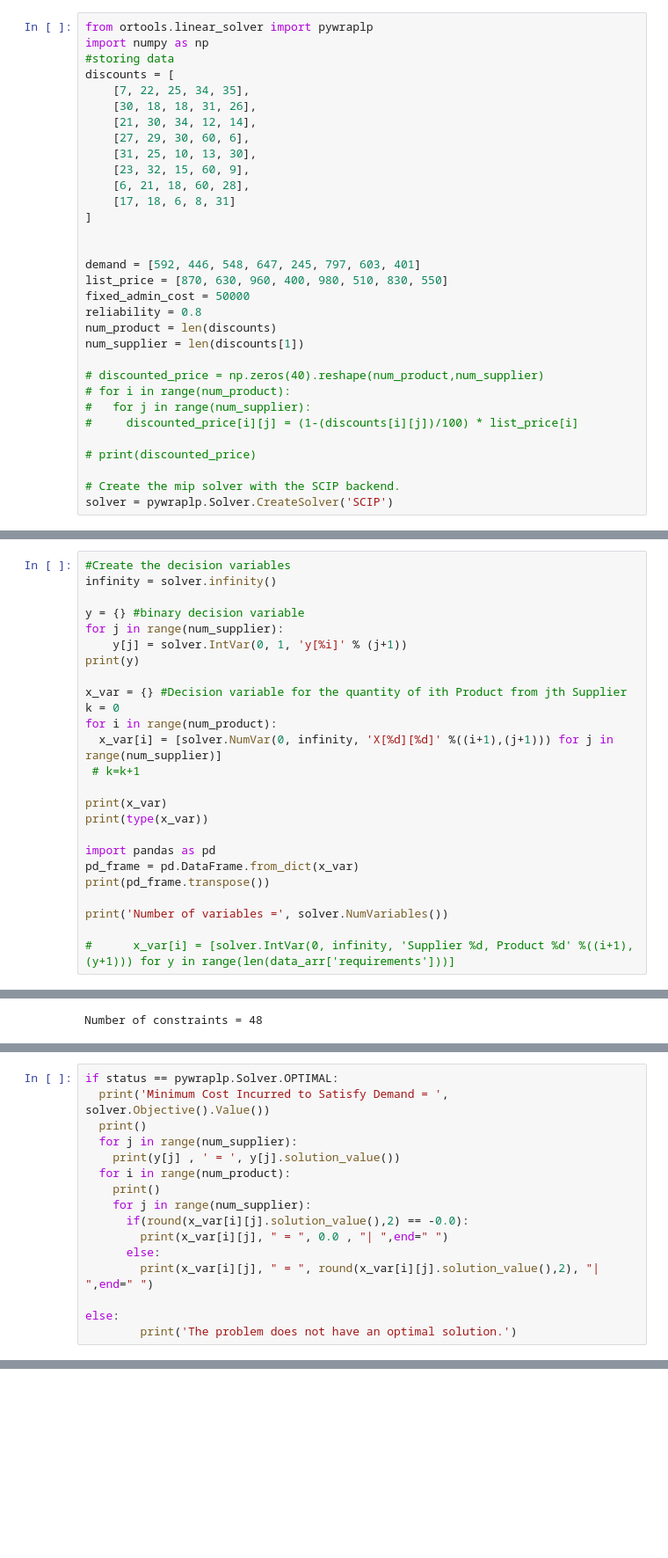
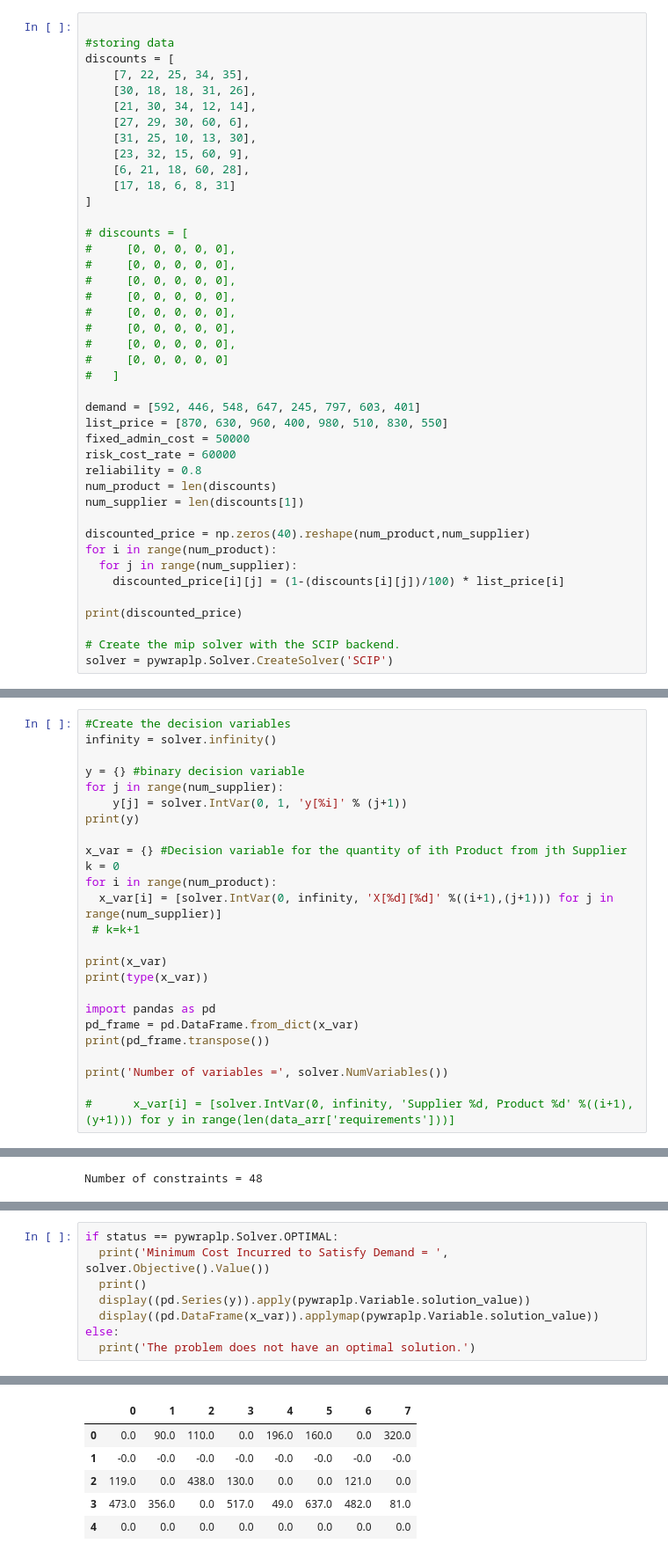
Before and after one commit to hksantosh/sscm, a Jupyter notebook: capstone/Supplier_Data_Assignment.ipynb, the cells around one changed output, grey strips where cells are left out. Shown at 88% size. Saved outputs shown, nothing was run; the diff lists cells and outputs as text; blank space fills up the shorter version.

```diff
--- a/capstone/Supplier_Data_Assignment.ipynb
+++ b/capstone/Supplier_Data_Assignment.ipynb
@@ -262,8 +258,7 @@ Successfully installed ortools-9.6.2534 protobuf-4.22.1
 # %% [markdown]
 Vivo Supplier Selection Problem
 # %%
-from ortools.linear_solver import pywraplp
-import numpy as np
+
 #storing data
 discounts = [
     [7, 22, 25, 34, 35],
@@ -276,20 +271,31 @@ discounts = [
     [17, 18, 6, 8, 31]
 ]
 
+# discounts = [
+#     [0, 0, 0, 0, 0],
+#     [0, 0, 0, 0, 0],
+#     [0, 0, 0, 0, 0],
+#     [0, 0, 0, 0, 0],
+#     [0, 0, 0, 0, 0],
+#     [0, 0, 0, 0, 0],
+#     [0, 0, 0, 0, 0],
+#     [0, 0, 0, 0, 0]
+#   ]
 
 demand = [592, 446, 548, 647, 245, 797, 603, 401]
 list_price = [870, 630, 960, 400, 980, 510, 830, 550]
 fixed_admin_cost = 50000
+risk_cost_rate = 60000
 reliability = 0.8
 num_product = len(discounts)
 num_supplier = len(discounts[1])
 
-# discounted_price = np.zeros(40).reshape(num_product,num_supplier)
-# for i in range(num_product):
-#   for j in range(num_supplier):
-#     discounted_price[i][j] = (1-(discounts[i][j])/100) * list_price[i]
+discounted_price = np.zeros(40).reshape(num_product,num_supplier)
+for i in range(num_product):
+  for j in range(num_supplier):
+    discounted_price[i][j] = (1-(discounts[i][j])/100) * list_price[i]
 
-# print(discounted_price)
+print(discounted_price)
 
 # Create the mip solver with the SCIP backend.
 solver = pywraplp.Solver.CreateSolver('SCIP')
@@ -305,7 +320,7 @@ print(y)
 x_var = {} #Decision variable for the quantity of ith Product from jth Supplier
 k = 0
 for i in range(num_product):
-  x_var[i] = [solver.NumVar(0, infinity, 'X[%d][%d]' %((i+1),(j+1))) for j in range(num_supplier)]
+  x_var[i] = [solver.IntVar(0, infinity, 'X[%d][%d]' %((i+1),(j+1))) for j in range(num_supplier)]
  # k=k+1
 
 print(x_var)
@@ -372,16 +388,8 @@ status = solver.Solve()
 if status == pywraplp.Solver.OPTIMAL:
   print('Minimum Cost Incurred to Satisfy Demand = ', solver.Objective().Value())
   print()
-  for j in range(num_supplier):
-    print(y[j] , ' = ', y[j].solution_value())
-  for i in range(num_product):
-    print()
-    for j in range(num_supplier):
-      if(round(x_var[i][j].solution_value(),2) == -0.0):
-        print(x_var[i][j], " = ", 0.0 , "| ",end=" ")
-      else:
-        print(x_var[i][j], " = ", round(x_var[i][j].solution_value(),2), "| ",end=" ")
-
+  display((pd.Series(y)).apply(pywraplp.Variable.solution_value))
+  display((pd.DataFrame(x_var)).applymap(pywraplp.Variable.solution_value))
 else:
-        print('The problem does not have an optimal solution.')
+  print('The problem does not have an optimal solution.')
 # %% [output]
@@ -403,0 +403,6 @@ X[8][1]  =  0.0 |  X[8][2]  =  80.2 |  X[8][3]  =  0.0 |  X[8][4]  =  0.0 |  X[8
+|  | 0 | 1 | 2 | 3 | 4 | 5 | 6 | 7 |
+| 0 | 0.0 | 90.0 | 110.0 | 0.0 | 196.0 | 160.0 | 0.0 | 320.0 |
+| 1 | -0.0 | -0.0 | -0.0 | -0.0 | -0.0 | -0.0 | -0.0 | -0.0 |
+| 2 | 119.0 | 0.0 | 438.0 | 130.0 | 0.0 | 0.0 | 121.0 | 0.0 |
+| 3 | 473.0 | 356.0 | 0.0 | 517.0 | 49.0 | 637.0 | 482.0 | 81.0 |
+| 4 | 0.0 | 0.0 | 0.0 | 0.0 | 0.0 | 0.0 | 0.0 | 0.0 |
```
Also changed, not shown: parts of 9 cells of this notebook.
